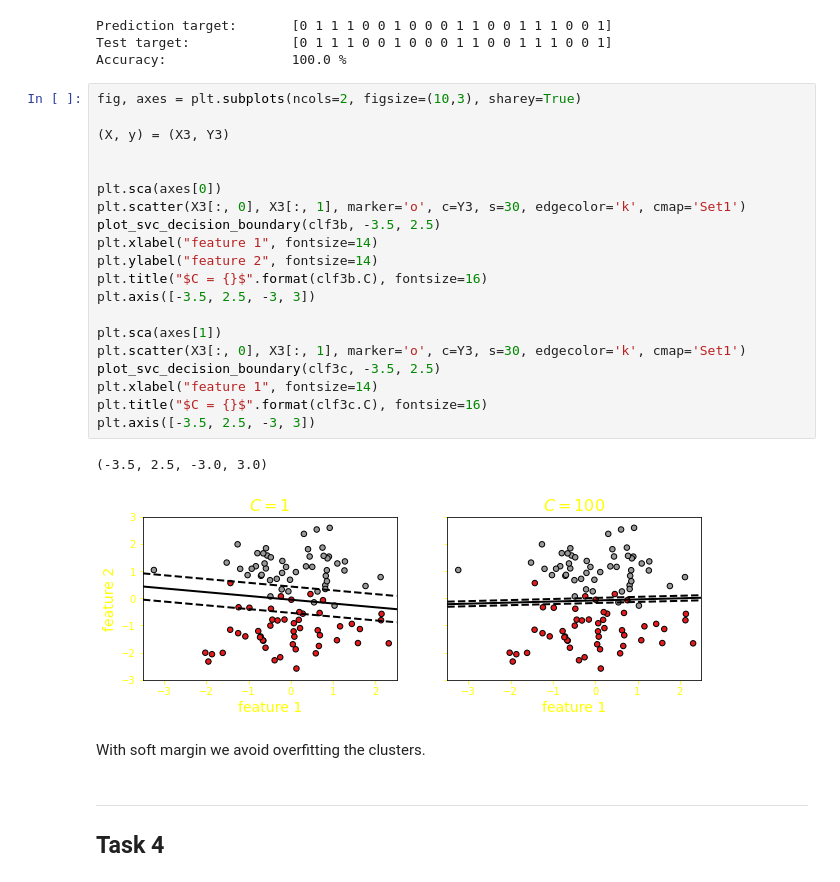
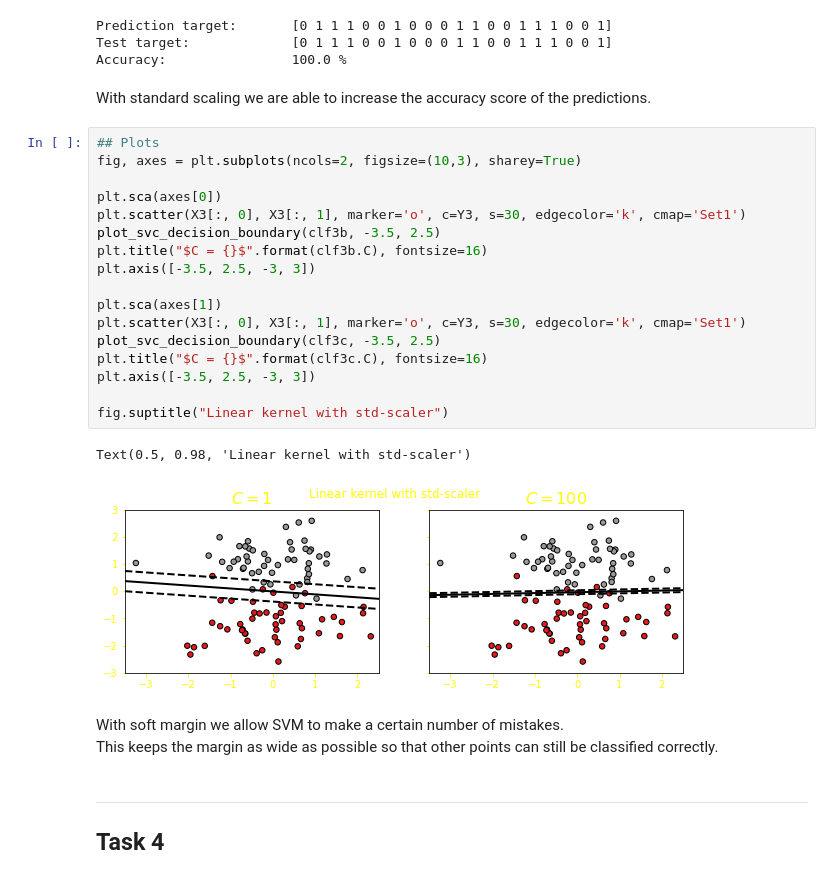
Before and after one commit to valigatotuS/Intelligent-ICT-systems, a Jupyter notebook: exercices/exercise session 3/ex3_svm_toy_datasets.ipynb, the cells around one changed output. Drawn from its saved outputs; the diff is of its cells as text.

```diff
--- a/exercices/exercise session 3/ex3_svm_toy_datasets.ipynb
+++ b/exercices/exercise session 3/ex3_svm_toy_datasets.ipynb
@@ -228,31 +251,31 @@ model_evaluation(X3_test, y3_test, clf3b)
 Prediction target:       [0 1 1 1 0 0 1 0 0 0 1 1 0 0 1 1 1 0 0 1]
 Test target:             [0 1 1 1 0 0 1 0 0 0 1 1 0 0 1 1 1 0 0 1]
 Accuracy:                100.0 %
+# %% [markdown]
+With standard scaling we are able to increase the accuracy score of the predictions.
 # %%
+## Plots
 fig, axes = plt.subplots(ncols=2, figsize=(10,3), sharey=True)
-
-(X, y) = (X3, Y3)
-
 
 plt.sca(axes[0])
 plt.scatter(X3[:, 0], X3[:, 1], marker='o', c=Y3, s=30, edgecolor='k', cmap='Set1')
 plot_svc_decision_boundary(clf3b, -3.5, 2.5)
-plt.xlabel("feature 1", fontsize=14)
-plt.ylabel("feature 2", fontsize=14)
 plt.title("$C = {}$".format(clf3b.C), fontsize=16)
 plt.axis([-3.5, 2.5, -3, 3])
 
 plt.sca(axes[1])
 plt.scatter(X3[:, 0], X3[:, 1], marker='o', c=Y3, s=30, edgecolor='k', cmap='Set1')
 plot_svc_decision_boundary(clf3c, -3.5, 2.5)
-plt.xlabel("feature 1", fontsize=14)
 plt.title("$C = {}$".format(clf3c.C), fontsize=16)
 plt.axis([-3.5, 2.5, -3, 3])
+
+fig.suptitle("Linear kernel with std-scaler")
 # %% [output]
-(-3.5, 2.5, -3.0, 3.0)
+Text(0.5, 0.98, 'Linear kernel with std-scaler')
-[figure, old version]
+[figure, new version]
-# %% [markdown]
-With soft margin we avoid overfitting the clusters.
+# %% [markdown]
+With soft margin we allow SVM to make a certain number of mistakes. <br>
+This keeps the margin as wide as possible so that other points can still be classified correctly.
 # %% [markdown]
 ---
 ## Task 4
```
Also changed, not shown: parts of 32 cells of this notebook.
